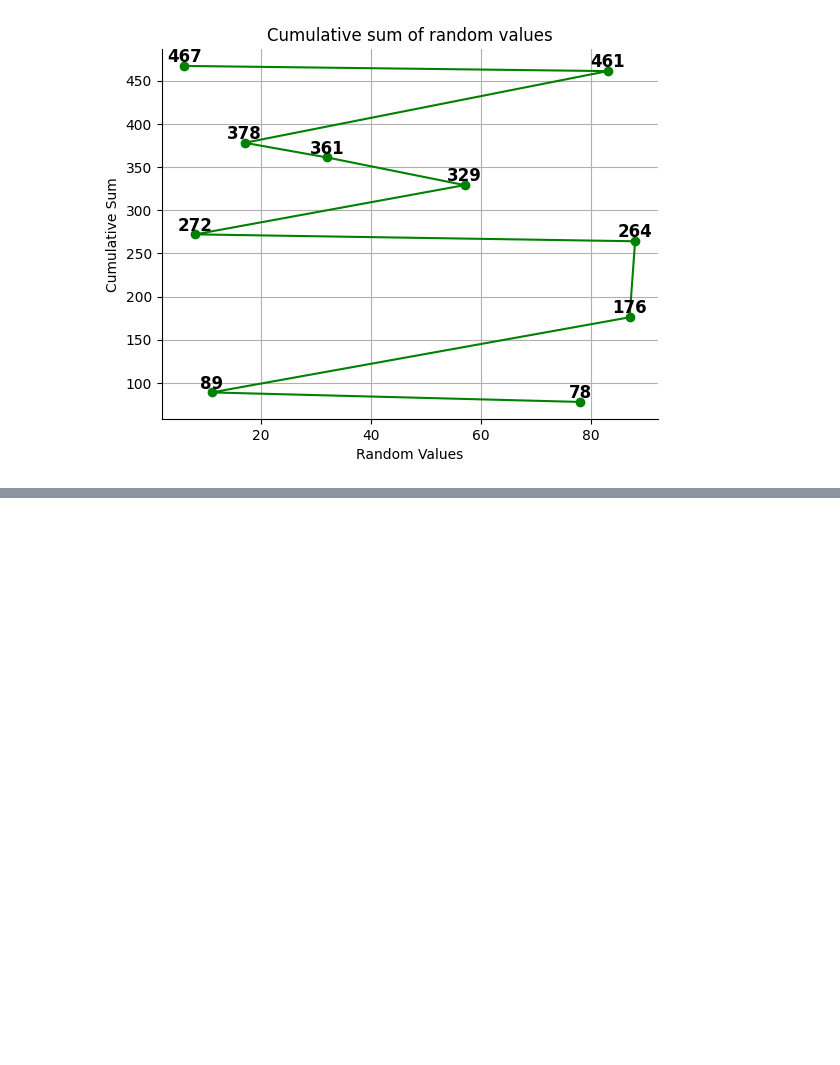
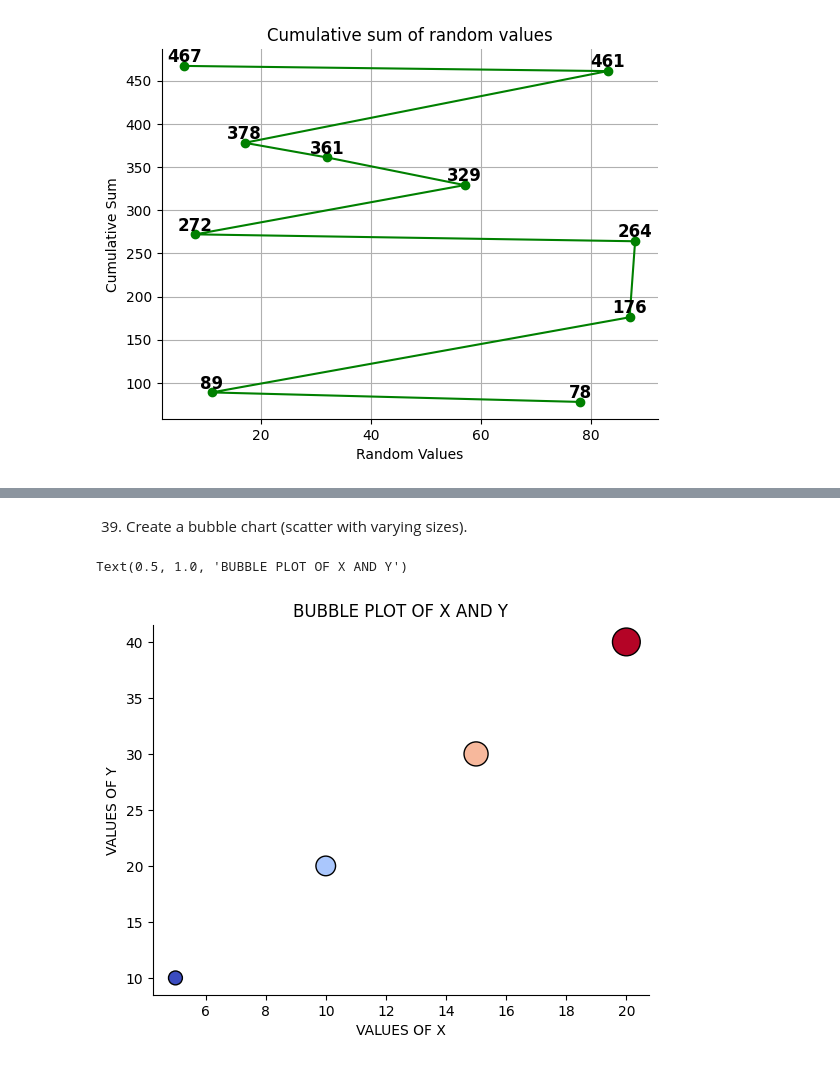
Before and after one commit to sagarnbeedi-analytics/data-analytics-portfolio, a Jupyter notebook: PYTHON/practicing_python_libraries/python_files/matplotlib.ipynb, the cells around one changed output, grey strips where cells are left out. Cells and saved outputs as stored; diff of their text form; code cells hidden in the pictures; blank space fills up the shorter version.

```diff
--- a/PYTHON/practicing_python_libraries/python_files/matplotlib.ipynb
+++ b/PYTHON/practicing_python_libraries/python_files/matplotlib.ipynb
@@ -962,0 +980,15 @@ plt.savefig("plot1.png")
+# %% [markdown]
+39. Create a bubble chart (scatter with varying sizes).
+# %%
+x=[5,10,15,20]
+y=[10,20,30,40]
+ax=plt.gca()
+ax.spines["top"].set_visible(False)
+ax.spines["right"].set_visible(False)
+plt.scatter(x,y,s=[v*10 for v in y],edgecolor="black",c=y,cmap="coolwarm")
+plt.xlabel("VALUES OF X")
+plt.ylabel("VALUES OF Y")
+plt.title("BUBBLE PLOT OF X AND Y")
+# %% [output]
+Text(0.5, 1.0, 'BUBBLE PLOT OF X AND Y')
+[figure, added]
```
Also changed, not shown: parts of 4 cells of this notebook.
